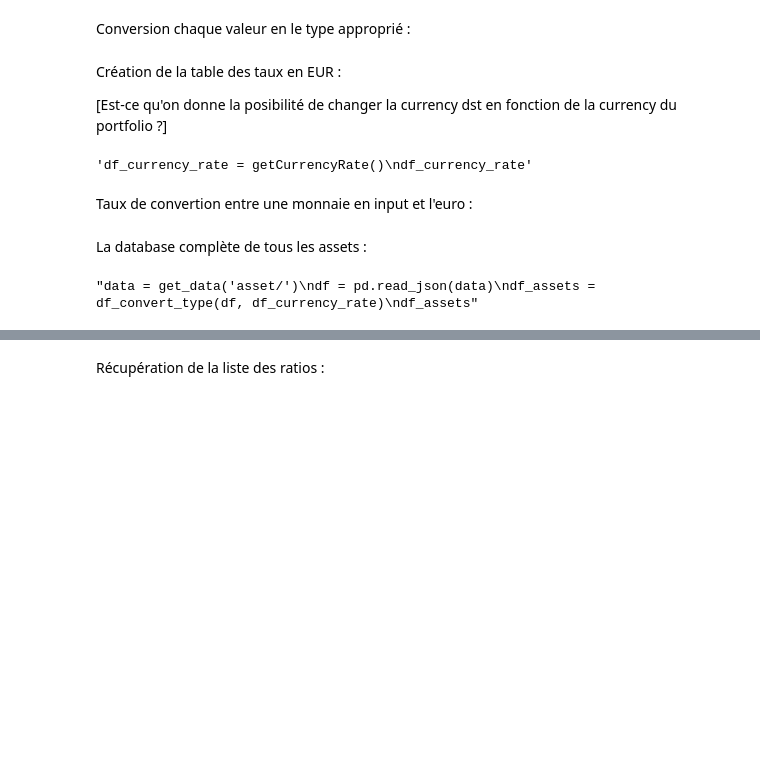
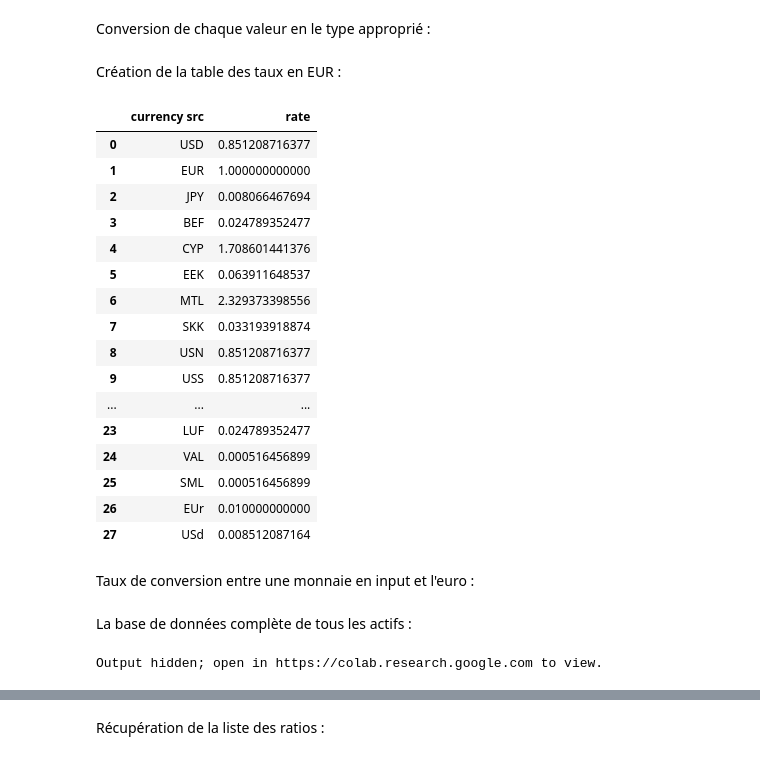
Before and after one commit to ArthurBiragnet/Dolphin, a Jupyter notebook: Dolphin Project.ipynb, the cells around one changed output, grey strips where cells are left out. Cells and saved outputs as stored; diff of their text form; code cells hidden in the pictures; blank space fills up the shorter version.

```diff
--- a/Dolphin Project.ipynb
+++ b/Dolphin Project.ipynb
@@ -56,7 +45,7 @@ def post_data(endpointApi, content):
                       verify=False)
     return res.content.decode('utf-8')
 # %% [markdown]
-Conversion chaque valeur en le type approprié :
+Conversion de chaque valeur en le type approprié :
 # %%
 def convert_currency(value, df_currency_rate):
     value, currency_name = value.split(' ')
@@ -106,27 +95,41 @@ def df_convert_type(df, df_currency_rate):
         return df
 # %% [markdown]
 Création de la table des taux en EUR :
-
-[Est-ce qu'on donne la posibilité de changer la currency dst en fonction de la currency du portfolio ?]
 # %%
 def getCurrencyRate():
     d = []
     currency_json = json.loads(get_data('currency'))
     for currency in currency_json:
         currency_id = currency.get('id')
         rate = get_data('currency/rate/{}/to/EUR'.format(currency_id))
         if len(rate) == 0:
             continue
         rate_value = json.loads(rate)['rate']['value']
         d.append([currency_id, convert_float(rate_value)])
     return pd.DataFrame(d, columns=['currency src', 'rate'])
 
-"""df_currency_rate = getCurrencyRate()
-df_currency_rate"""
+df_currency_rate = getCurrencyRate()
+df_currency_rate
 # %% [output]
-'df_currency_rate = getCurrencyRate()\ndf_currency_rate'
+|  | currency src | rate |
+| 0 | USD | 0.851208716377 |
+| 1 | EUR | 1.000000000000 |
+| 2 | JPY | 0.008066467694 |
+| 3 | BEF | 0.024789352477 |
+| 4 | CYP | 1.708601441376 |
+| 5 | EEK | 0.063911648537 |
+| 6 | MTL | 2.329373398556 |
+| 7 | SKK | 0.033193918874 |
+| 8 | USN | 0.851208716377 |
+| 9 | USS | 0.851208716377 |
+| ... | ... | ... |
+| 23 | LUF | 0.024789352477 |
+| 24 | VAL | 0.000516456899 |
+| 25 | SML | 0.000516456899 |
+| 26 | EUr | 0.010000000000 |
+| 27 | USd | 0.008512087164 |
 # %% [markdown]
-Taux de convertion entre une monnaie en input et l'euro :
+Taux de conversion entre une monnaie en input et l'euro :
 # %%
 def currencyRateToEUR(cur_src, df_currency_rate):
     return df_currency_rate[df_currency_rate['currency src'] == cur_src]['rate'].values[0]
@@ -135,10 +136,10 @@ def currencyRateToEUR(cur_src, df_currency_rate):
 # %% [markdown]
-La database complète de tous les assets :
+La base de données complète de tous les actifs :
 # %%
-"""data = get_data('asset/')
+data = get_data('asset/')
 df = pd.read_json(data)
 df_assets = df_convert_type(df, df_currency_rate)
-df_assets"""
+df_assets
 # %% [output]
-"data = get_data('asset/')\ndf = pd.read_json(data)\ndf_assets = df_convert_type(df, df_currency_rate)\ndf_assets"
+Output hidden; open in https://colab.research.google.com to view.
 # %% [markdown]
```
Also changed, not shown: parts of 58 cells of this notebook.
